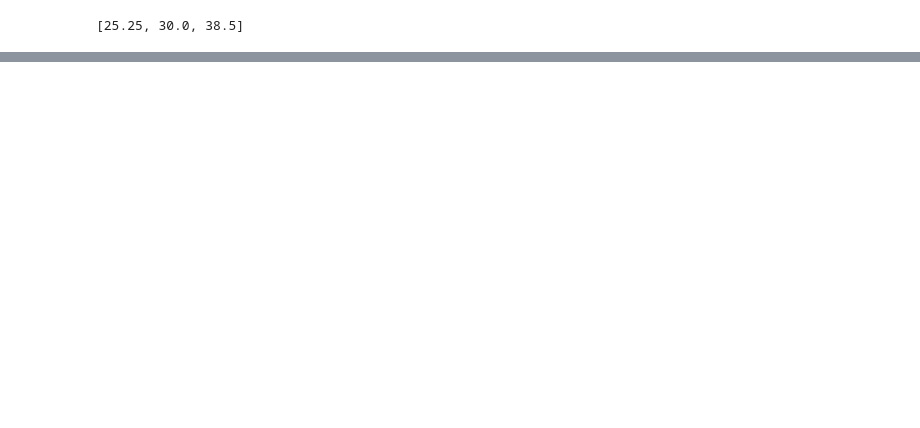
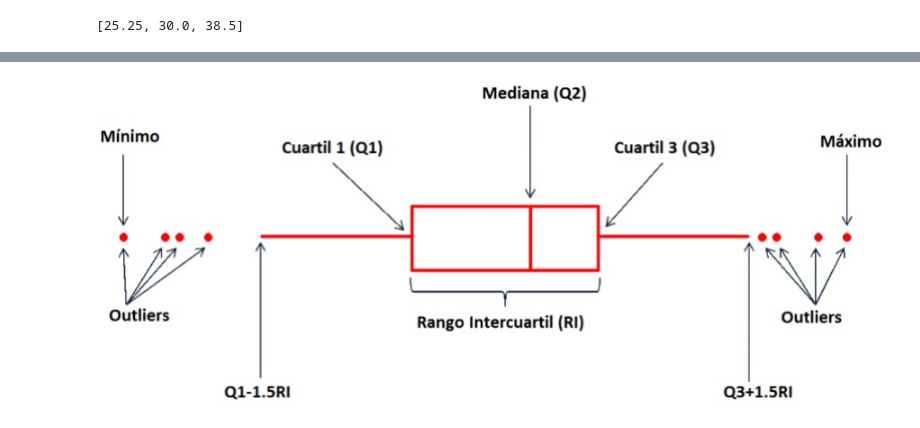
Before and after one commit to joaquinrovi/Probability, a Jupyter notebook: 01-Estadistica_Descriptiva.ipynb, the cells around one changed output, grey strips where cells are left out. Cells and saved outputs as stored; diff of their text form; code cells hidden in the pictures; blank space fills up the shorter version.

```diff
--- a/01-Estadistica_Descriptiva.ipynb
+++ b/01-Estadistica_Descriptiva.ipynb
@@ -495,0 +510,4 @@ stats.quantiles(edades, n = 4)
+# %%
+Image("local/images/box-plot.png", width = 900, height = 400)
+# %% [output]
+[figure, added]
```
Also changed, not shown: parts of 13 cells of this notebook, 1 other file.
